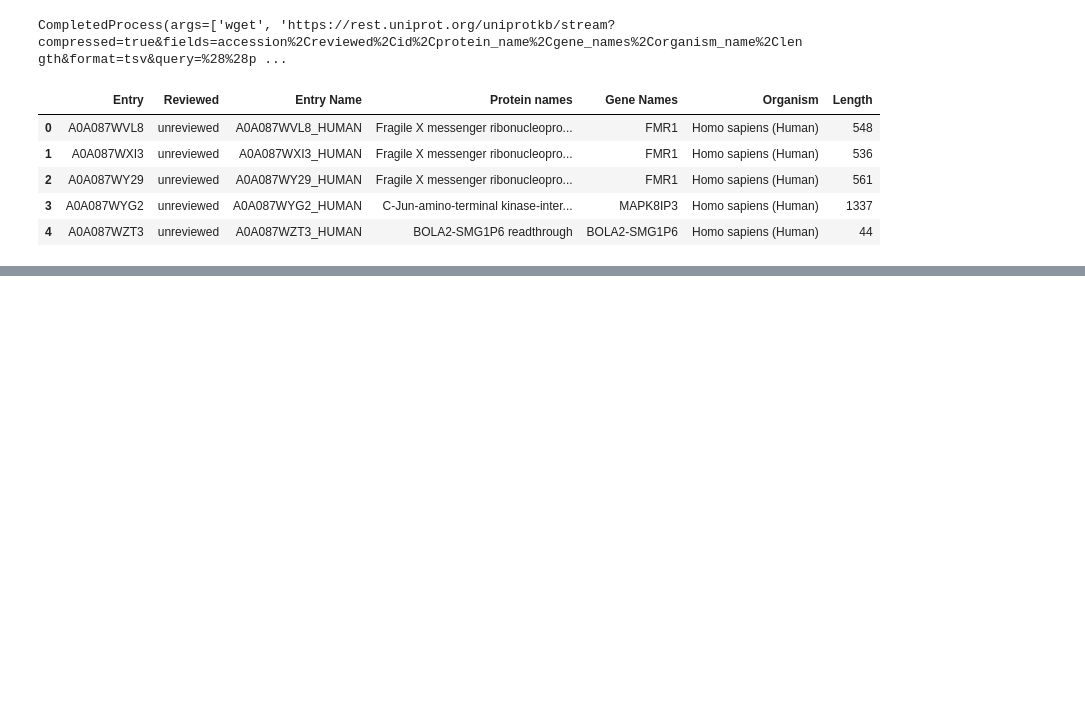
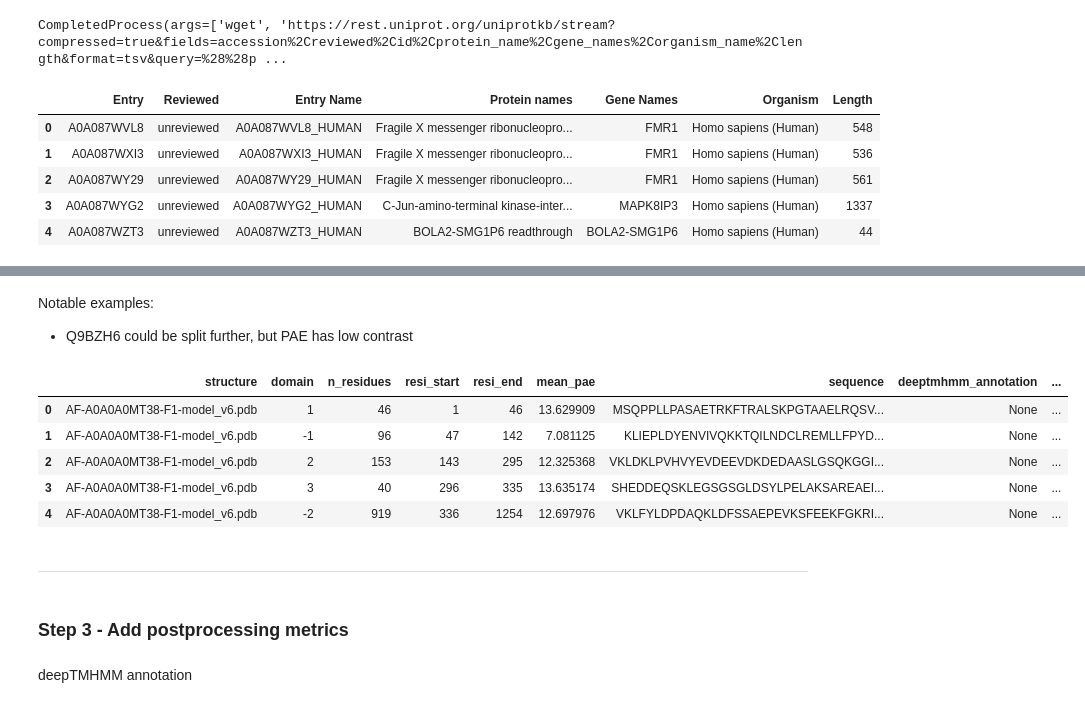
Before and after one commit to meng-yx/AFragmenter, a Jupyter notebook: download_human_domainome.ipynb, the cells around one changed output, grey strips where cells are left out. Drawn from its saved outputs; the diff is of its cells as text; code cells hidden in the pictures; blank space fills up the shorter version.

```diff
--- a/download_human_domainome.ipynb
+++ b/download_human_domainome.ipynb
@@ -95,0 +116,6 @@ Submitted batch job 43771778
+# %%
+# Read all domain .csv files into a single DataFrame
+domain_files = glob.glob(os.path.join(domainome_dir, "*", 'AF-*-model*.csv'))
+df_domain = pd.concat([pd.read_csv(f) for f in domain_files])
+print(f"df_domain.shape: {df_domain.shape}")
+df_domain.head()
@@ -95,0 +386,4 @@ Submitted batch job 43771778
+# %%
+# Initialize the list of uniprot accessions to visualize
+uniprot_avail = df_domain['uniprot_accn'].unique()
+idx = 0
@@ -95,0 +392,13 @@ Submitted batch job 43771778
+# %%
+# Iterate through the next accession
+idx = idx + 1
+uniprot_accn = uniprot_accn = uniprot_avail[idx]
+
+view, df_old_domain_boundaries, df_new_domain_boundaries, full_sequence, pdb_path = prepare_and_show_domain_comparison(
+    uniprot_accn=uniprot_accn,
+    df_old_domainome_info=df_old_domainome_info,
+    df_domain=df_domain
+)
+print(f"uniprot_accn: {uniprot_accn}")
+print(f"Model exists in old domainome input pdb directory: {pdb_exists_for_uniprot(uniprot_accn)}")
+view
@@ -95,0 +410,18 @@ Submitted batch job 43771778
+# %% [markdown]
+Notable examples:
+- Q9BZH6 could be split further, but PAE has low contrast
+# %%
+df_domain[df_domain['uniprot_accn'] == uniprot_accn]
+# %% [output]
+|  | structure | domain | n_residues | resi_start | resi_end | mean_pae | sequence | deeptmhmm_annotation | ... |
+| 0 | AF-A0A0A0MT38-F1-model_v6.pdb | 1 | 46 | 1 | 46 | 13.629909 | MSQPPLLPASAETRKFTRALSKPGTAAELRQSV... | None | ... |
+| 1 | AF-A0A0A0MT38-F1-model_v6.pdb | -1 | 96 | 47 | 142 | 7.081125 | KLIEPLDYENVIVQKKTQILNDCLREMLLFPYD... | None | ... |
+| 2 | AF-A0A0A0MT38-F1-model_v6.pdb | 2 | 153 | 143 | 295 | 12.325368 | VKLDKLPVHVYEVDEEVDKDEDAASLGSQKGGI... | None | ... |
+| 3 | AF-A0A0A0MT38-F1-model_v6.pdb | 3 | 40 | 296 | 335 | 13.635174 | SHEDDEQSKLEGSGSGLDSYLPELAKSAREAEI... | None | ... |
+| 4 | AF-A0A0A0MT38-F1-model_v6.pdb | -2 | 919 | 336 | 1254 | 12.697976 | VKLFYLDPDAQKLDFSSAEPEVKSFEEKFGKRI... | None | ... |
+# %% [markdown]
+_____________
+# %% [markdown]
+### Step 3 - Add postprocessing metrics
+# %% [markdown]
+deepTMHMM annotation
```
Also changed, not shown: parts of 15 cells of this notebook, 4 other files.
